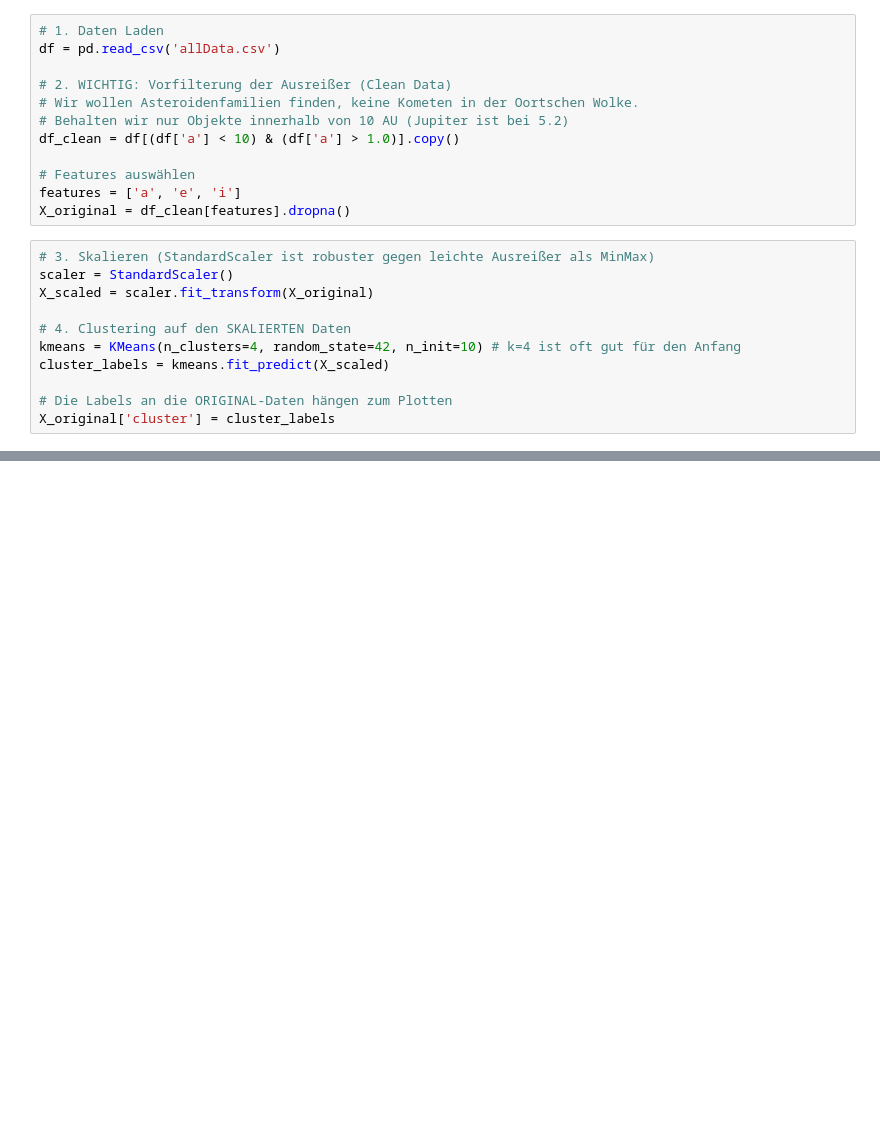
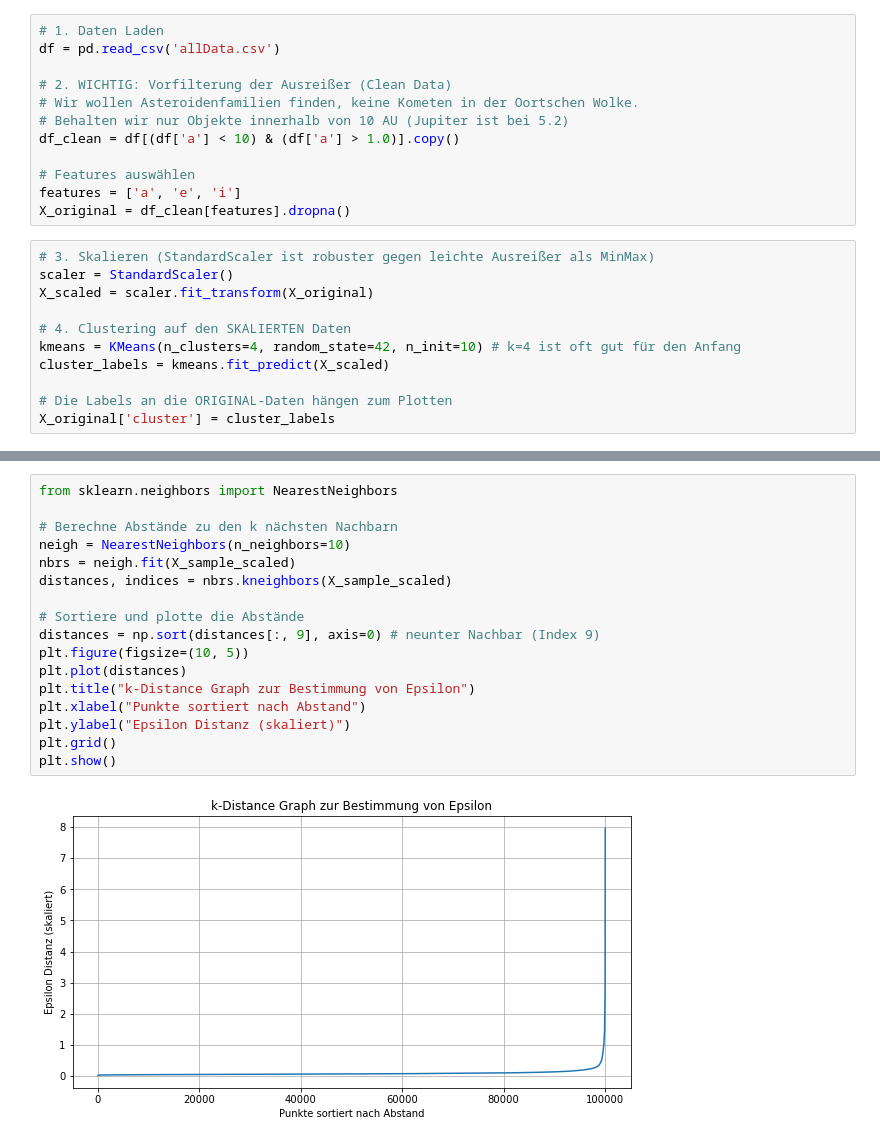
Before and after one commit to Chr1s21/MeteoritenPr-si, a Jupyter notebook: clustering/clean_FamilienFinder.ipynb, the cells around one changed output, grey strips where cells are left out. Drawn from its saved outputs; the diff is of its cells as text; blank space fills up the shorter version.

```diff
--- a/clustering/clean_FamilienFinder.ipynb
+++ b/clustering/clean_FamilienFinder.ipynb
@@ -105,0 +200,19 @@ cluster
+# %%
+from sklearn.neighbors import NearestNeighbors
+
+# Berechne Abstände zu den k nächsten Nachbarn
+neigh = NearestNeighbors(n_neighbors=10)
+nbrs = neigh.fit(X_sample_scaled)
+distances, indices = nbrs.kneighbors(X_sample_scaled)
+
+# Sortiere und plotte die Abstände
+distances = np.sort(distances[:, 9], axis=0) # neunter Nachbar (Index 9)
+plt.figure(figsize=(10, 5))
+plt.plot(distances)
+plt.title("k-Distance Graph zur Bestimmung von Epsilon")
+plt.xlabel("Punkte sortiert nach Abstand")
+plt.ylabel("Epsilon Distanz (skaliert)")
+plt.grid()
+plt.show()
+# %% [output]
+[figure, added]
```
Also changed, not shown: parts of 3 cells of this notebook, 1 other file.
